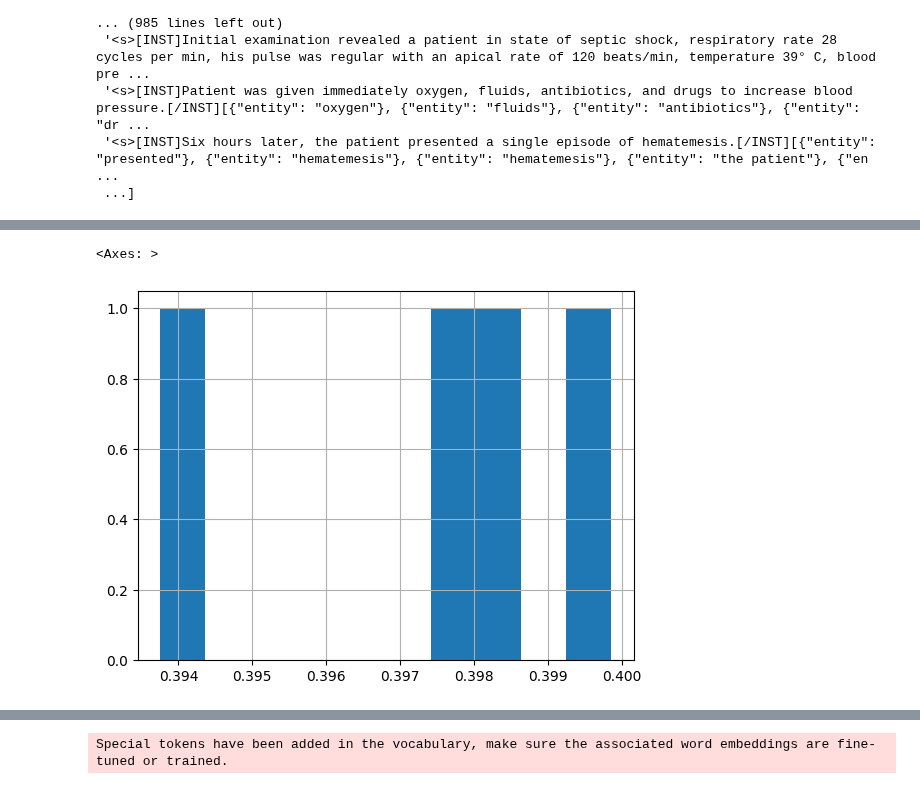
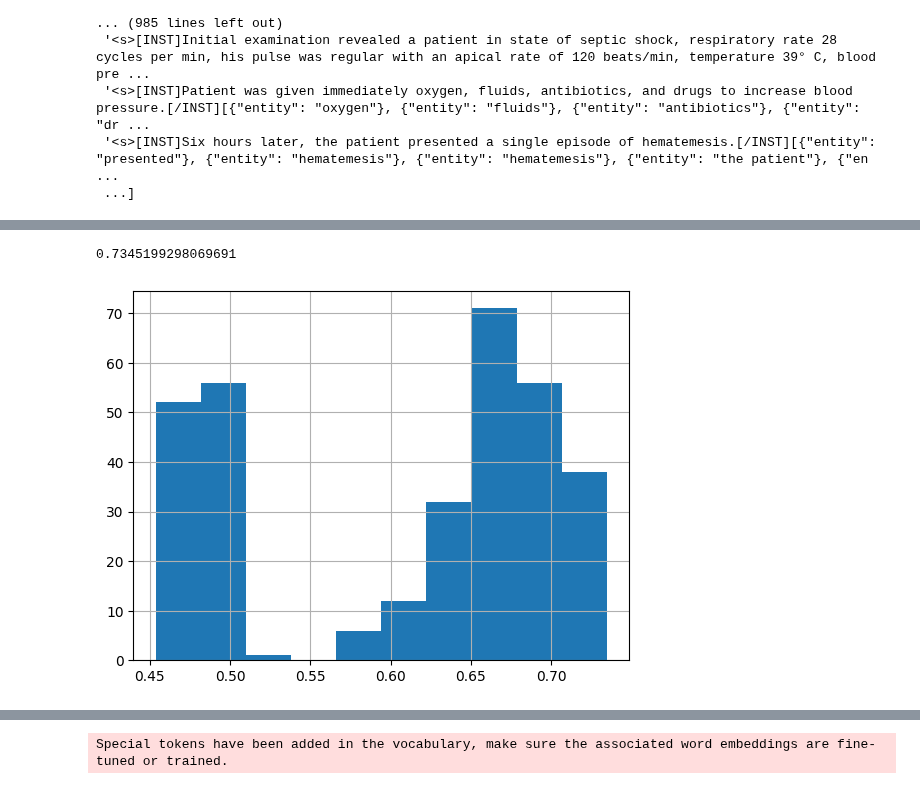
Before and after one commit to ferrazzipietro/mistral_finetuning, a Jupyter notebook: preprocessing.ipynb, the cells around one changed output, grey strips where cells are left out. Drawn from its saved outputs; the diff is of its cells as text; code cells hidden in the pictures.

```diff
--- a/preprocessing.ipynb
+++ b/preprocessing.ipynb
@@ -50,11 +54,12 @@ df0['f1_score'].hist()
 # %%
 import pandas as pd
-d = 'AAA_7B_NoQuant_FT_bfloat16.csv'
+d = 'AAA_data_14B_4bit_FT.csv'
 df0 = pd.read_csv(d)
 df0['f1_score'].hist()
+df0['f1_score'].max()
 # %% [output]
-<Axes: >
+0.7345199298069691
-[figure, old version]
+[figure, new version]
 # %%
 import pandas as pd
 d = "AAA_7B_NoQuant_FT_float16.csv"
```
Also changed, not shown: parts of 2 cells of this notebook.
